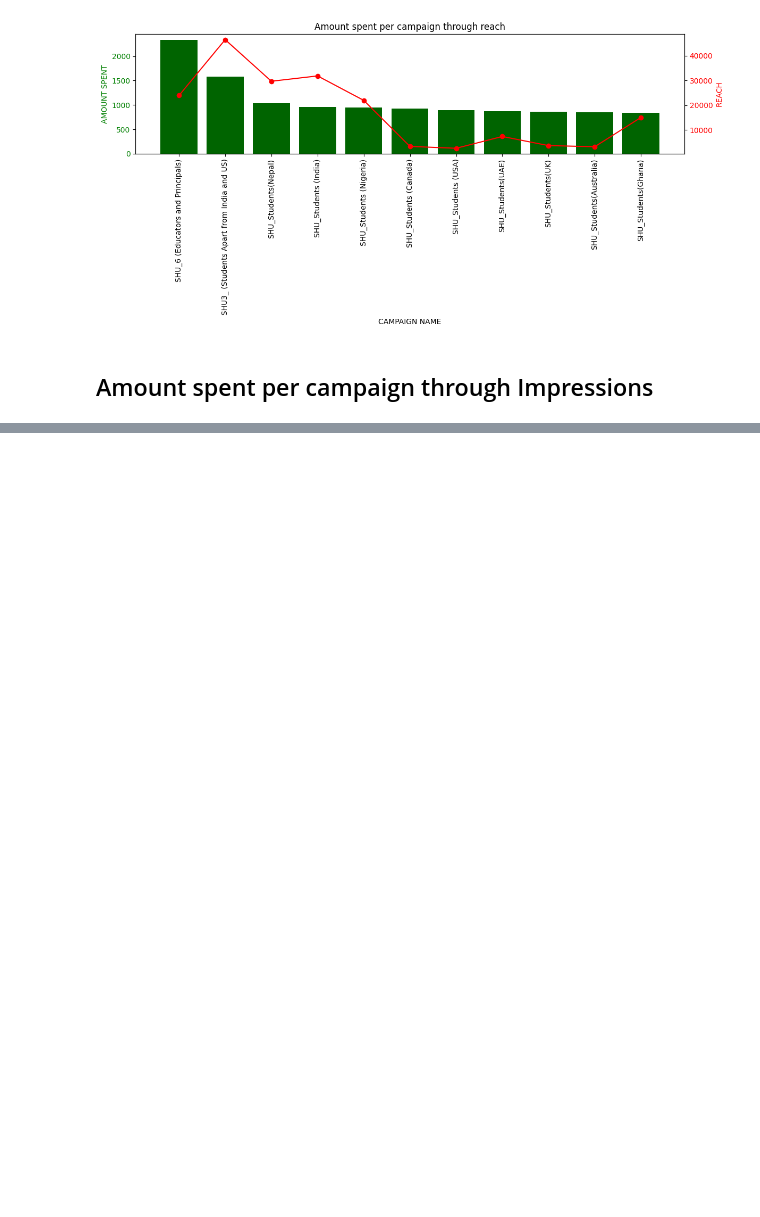
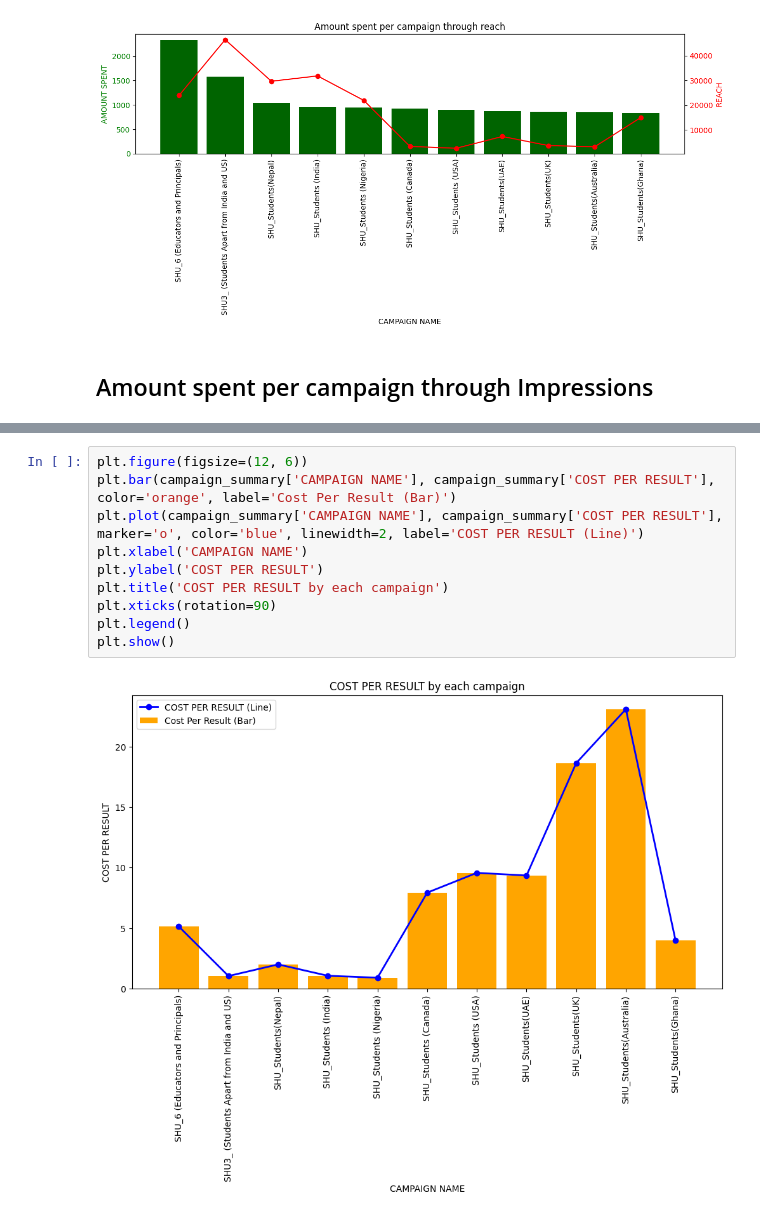
Before and after one commit to bakar-01/My-Dataanalysis, a Jupyter notebook: Revise_market_data.ipynb, the cells around one changed output, grey strips where cells are left out. Saved outputs shown, nothing was run; the diff lists cells and outputs as text; blank space fills up the shorter version.

```diff
--- a/Revise_market_data.ipynb
+++ b/Revise_market_data.ipynb
@@ -217,0 +228,12 @@ plt.show()
+# %%
+plt.figure(figsize=(12, 6))
+plt.bar(campaign_summary['CAMPAIGN NAME'], campaign_summary['COST PER RESULT'], color='orange', label='Cost Per Result (Bar)')
+plt.plot(campaign_summary['CAMPAIGN NAME'], campaign_summary['COST PER RESULT'], marker='o', color='blue', linewidth=2, label='COST PER RESULT (Line)')
+plt.xlabel('CAMPAIGN NAME')
+plt.ylabel('COST PER RESULT')
+plt.title('COST PER RESULT by each campaign')
+plt.xticks(rotation=90)
+plt.legend()
+plt.show()
+# %% [output]
+[figure, added]
```
Also changed, not shown: parts of 3 cells of this notebook.
